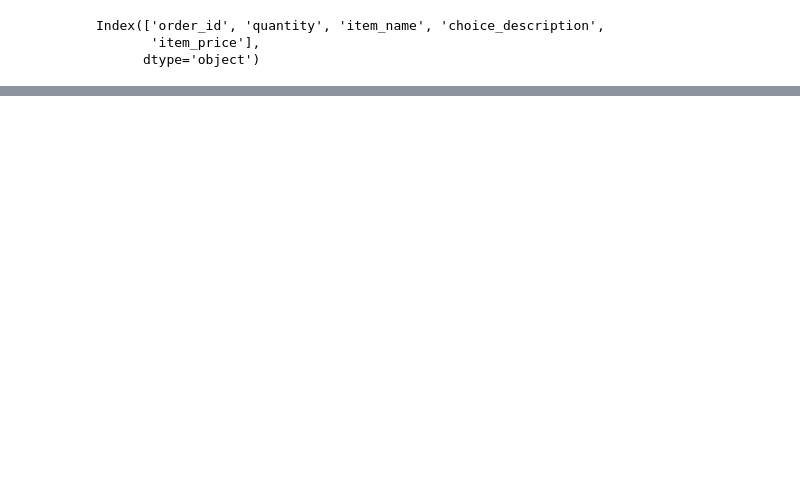
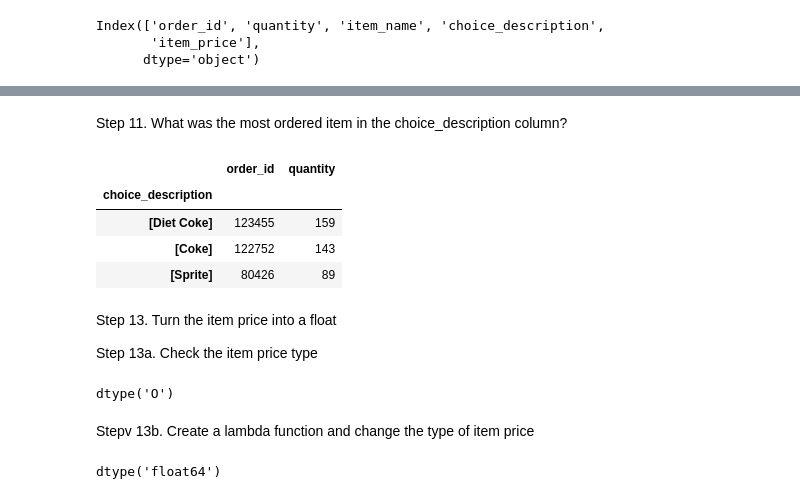
Before and after one commit to jonesmedeiros/projeto1-testes, a Jupyter notebook: FirstPdexercises.ipynb, the cells around one changed output, grey strips where cells are left out. Cells and saved outputs as stored; diff of their text form; code cells hidden in the pictures; blank space fills up the shorter version.

```diff
--- a/FirstPdexercises.ipynb
+++ b/FirstPdexercises.ipynb
@@ -64,0 +100,22 @@ Index(['order_id', 'quantity', 'item_name', 'choice_description',
+# %% [markdown]
+Step 11. What was the most ordered item in the choice_description column?
+# %%
+c = chipo.groupby('choice_description').sum()
+c = c.sort_values(['quantity'], ascending= False)
+c.head(3)
+# %% [output]
+|  | order_id | quantity |
+| choice_description |  |  |
+| [Diet Coke] | 123455 | 159 |
+| [Coke] | 122752 | 143 |
+| [Sprite] | 80426 | 89 |
+# %% [markdown]
+Step 13. Turn the item price into a float
+
+Step 13a. Check the item price type
+# %%
+chipo.item_price.dtype
+# %% [output]
+dtype('O')
+# %% [markdown]
+Stepv 13b. Create a lambda function and change the type of item price
@@ -64,0 +125,4 @@ Index(['order_id', 'quantity', 'item_name', 'choice_description',
+# %%
+chipo.item_price.dtype
+# %% [output]
+dtype('float64')
```
Also changed, not shown: parts of 15 cells of this notebook.
